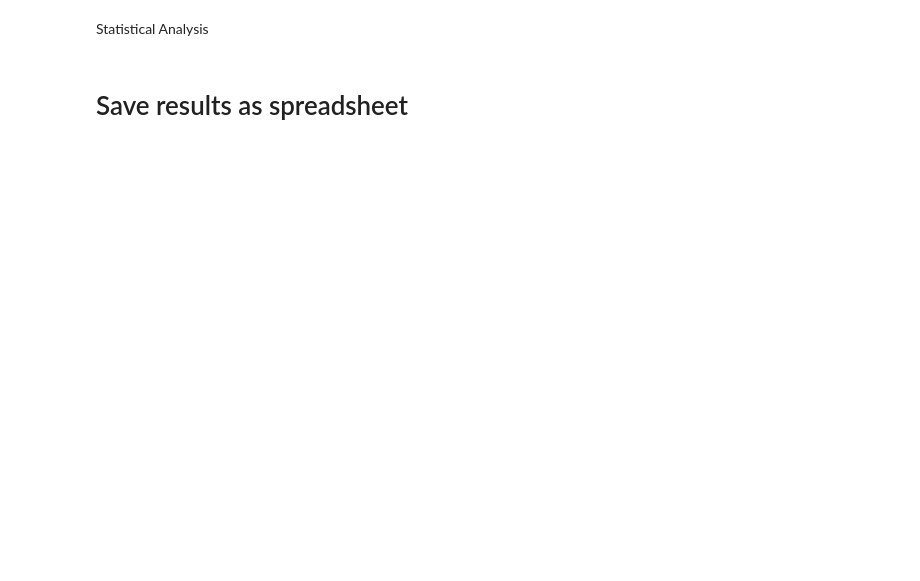
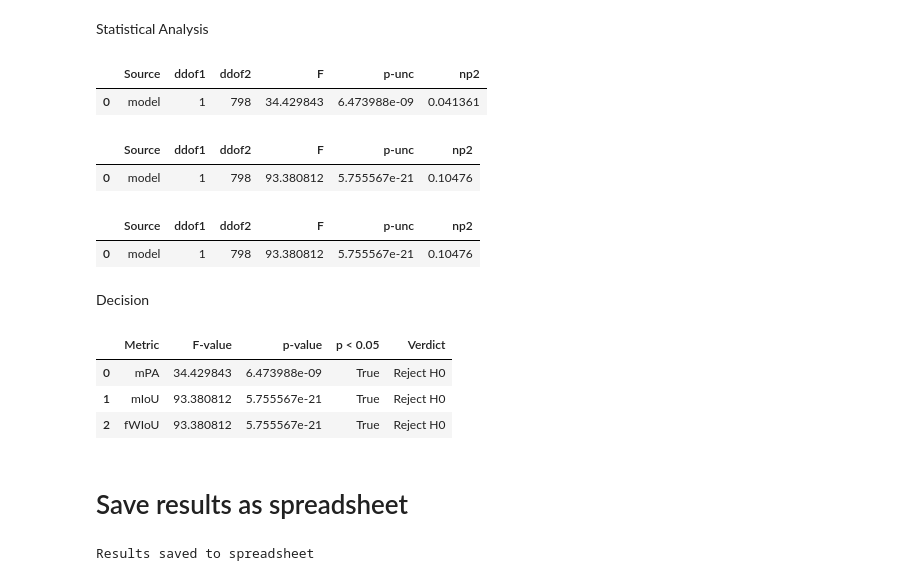
Before and after one commit to rimvelvet31/deeplabv3plus_cubicasa, a Jupyter notebook: test.ipynb, the cells around one changed output. Drawn from its saved outputs; the diff is of its cells as text; code cells hidden in the pictures; blank space fills up the shorter version.

```diff
--- a/test.ipynb
+++ b/test.ipynb
@@ -411,0 +525,6 @@ sop3_results
+# %%
+anova_mpa = pg.anova(data=combined_per_img_res, dv='mpa', between='model')
+anova_mpa
+# %% [output]
+|  | Source | ddof1 | ddof2 | F | p-unc | np2 |
+| 0 | model | 1 | 798 | 34.429843 | 6.473988e-09 | 0.041361 |
@@ -411,0 +534,6 @@ sop3_results
+# %%
+anova_miou = pg.anova(data=combined_per_img_res, dv='miou', between='model')
+anova_miou
+# %% [output]
+|  | Source | ddof1 | ddof2 | F | p-unc | np2 |
+| 0 | model | 1 | 798 | 93.380812 | 5.755567e-21 | 0.10476 |
@@ -411,0 +543,6 @@ sop3_results
+# %%
+anova_fwiou = pg.anova(data=combined_per_img_res, dv='miou', between='model')
+anova_fwiou
+# %% [output]
+|  | Source | ddof1 | ddof2 | F | p-unc | np2 |
+| 0 | model | 1 | 798 | 93.380812 | 5.755567e-21 | 0.10476 |
@@ -412,11 +552,40 @@ sop3_results
+# %% [markdown]
+Decision
+# %%
+a = 0.05
+anova_combined = [anova_mpa, anova_miou, anova_fwiou]
+
+sop3_dict = {
+    'Metric': ['mPA', 'mIoU', 'fWIoU'],
+    'F-value': [],
+    'p-value': [],
+    'p < 0.05': [],
+    'Verdict': []
+}
+
+for i in range(3):
+    sop3_dict['F-value'].append(anova_combined[i]['F'][0])
+    sop3_dict['p-value'].append(anova_combined[i]['p-unc'][0])
+    sop3_dict['p < 0.05'].append(anova_combined[i]['p-unc'][0] < a)
+    sop3_dict['Verdict'].append('Reject H0' if anova_combined[i]['p-unc'][0] < a else 'Fail to reject H0')
+
+sop3_results = pd.DataFrame(sop3_dict)
+sop3_results
+# %% [output]
+|  | Metric | F-value | p-value | p < 0.05 | Verdict |
+| 0 | mPA | 34.429843 | 6.473988e-09 | True | Reject H0 |
+| 1 | mIoU | 93.380812 | 5.755567e-21 | True | Reject H0 |
+| 2 | fWIoU | 93.380812 | 5.755567e-21 | True | Reject H0 |
 # %% [markdown]
 # Save results as spreadsheet
 # %%
 with pd.ExcelWriter('test_results/experiments.xlsx') as writer:
-    sop1_agg_results.to_excel(writer, sheet_name='SOP1 Aggregated')
-    sop1_class_results.to_excel(writer, sheet_name='SOP1 Class-wise')
-    sop2_agg_results.to_excel(writer, sheet_name='SOP2 Aggregated')
-    sop2_class_results.to_excel(writer, sheet_name='SOP2 Class-wise')
-    sop3_results.to_excel(writer, sheet_name='SOP3')
+    sop1_agg_results.to_excel(writer, sheet_name='sop1_aggregated')
+    sop1_class_results.to_excel(writer, sheet_name='sop1_classwise')
+    sop2_agg_results.to_excel(writer, sheet_name='sop2_aggregated')
+    sop2_class_results.to_excel(writer, sheet_name='sop2_classwise')
+    sop3_results.to_excel(writer, sheet_name='sop3')
 
 print('Results saved to spreadsheet')
+# %% [output]
+Results saved to spreadsheet
```
Also changed, not shown: parts of 19 cells of this notebook, 1 other file.
